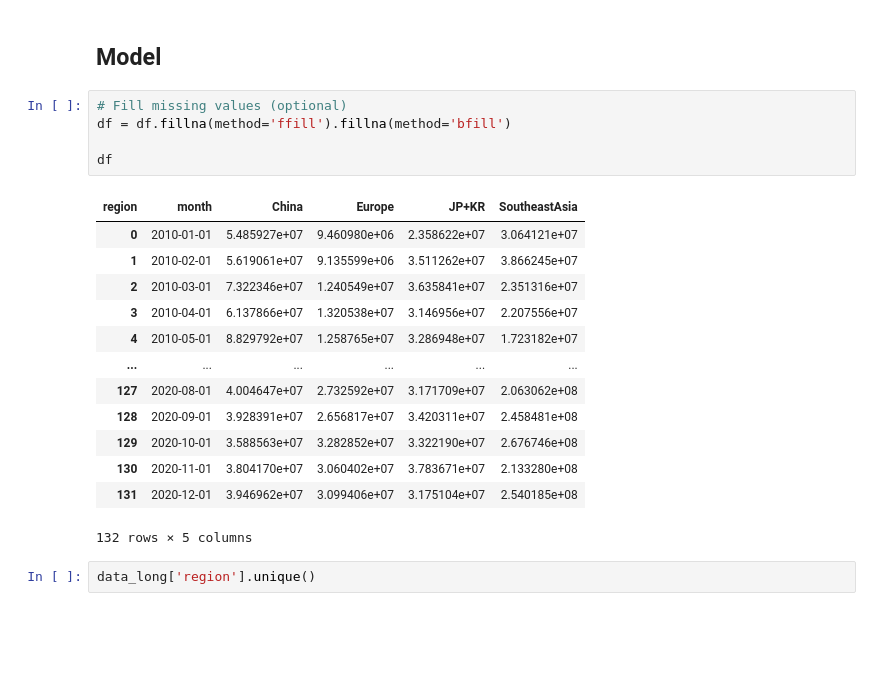
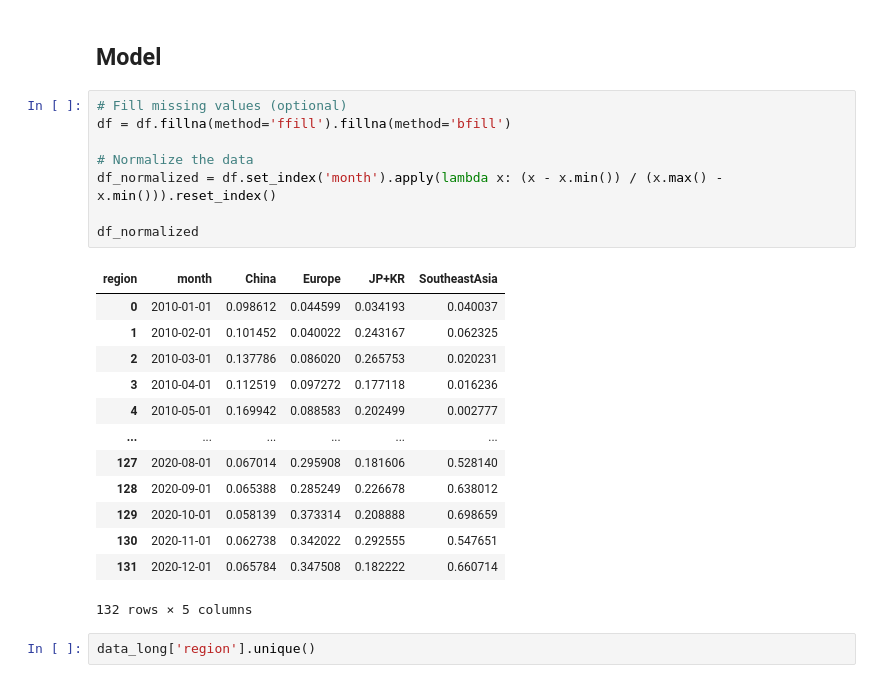
Before and after one commit to LeonardoPolverari/simulation_project, a Jupyter notebook: notebooks/prove_angius.ipynb, the cells around one changed output. Cells and saved outputs as stored; diff of their text form; blank space fills up the shorter version.

```diff
--- a/notebooks/prove_angius.ipynb
+++ b/notebooks/prove_angius.ipynb
@@ -29,21 +29,24 @@ plt.show()
 # %%
 # Fill missing values (optional)
 df = df.fillna(method='ffill').fillna(method='bfill')
 
-df
+# Normalize the data
+df_normalized = df.set_index('month').apply(lambda x: (x - x.min()) / (x.max() - x.min())).reset_index()
+
+df_normalized
 # %% [output]
 | region | month | China | Europe | JP+KR | SoutheastAsia |
-| 0 | 2010-01-01 | 5.485927e+07 | 9.460980e+06 | 2.358622e+07 | 3.064121e+07 |
-| 1 | 2010-02-01 | 5.619061e+07 | 9.135599e+06 | 3.511262e+07 | 3.866245e+07 |
-| 2 | 2010-03-01 | 7.322346e+07 | 1.240549e+07 | 3.635841e+07 | 2.351316e+07 |
-| 3 | 2010-04-01 | 6.137866e+07 | 1.320538e+07 | 3.146956e+07 | 2.207556e+07 |
-| 4 | 2010-05-01 | 8.829792e+07 | 1.258765e+07 | 3.286948e+07 | 1.723182e+07 |
+| 0 | 2010-01-01 | 0.098612 | 0.044599 | 0.034193 | 0.040037 |
+| 1 | 2010-02-01 | 0.101452 | 0.040022 | 0.243167 | 0.062325 |
+| 2 | 2010-03-01 | 0.137786 | 0.086020 | 0.265753 | 0.020231 |
+| 3 | 2010-04-01 | 0.112519 | 0.097272 | 0.177118 | 0.016236 |
+| 4 | 2010-05-01 | 0.169942 | 0.088583 | 0.202499 | 0.002777 |
 | ... | ... | ... | ... | ... | ... |
-| 127 | 2020-08-01 | 4.004647e+07 | 2.732592e+07 | 3.171709e+07 | 2.063062e+08 |
-| 128 | 2020-09-01 | 3.928391e+07 | 2.656817e+07 | 3.420311e+07 | 2.458481e+08 |
-| 129 | 2020-10-01 | 3.588563e+07 | 3.282852e+07 | 3.322190e+07 | 2.676746e+08 |
-| 130 | 2020-11-01 | 3.804170e+07 | 3.060402e+07 | 3.783671e+07 | 2.133280e+08 |
-| 131 | 2020-12-01 | 3.946962e+07 | 3.099406e+07 | 3.175104e+07 | 2.540185e+08 |
+| 127 | 2020-08-01 | 0.067014 | 0.295908 | 0.181606 | 0.528140 |
+| 128 | 2020-09-01 | 0.065388 | 0.285249 | 0.226678 | 0.638012 |
+| 129 | 2020-10-01 | 0.058139 | 0.373314 | 0.208888 | 0.698659 |
+| 130 | 2020-11-01 | 0.062738 | 0.342022 | 0.292555 | 0.547651 |
+| 131 | 2020-12-01 | 0.065784 | 0.347508 | 0.182222 | 0.660714 |
 132 rows × 5 columns
 # %%
 data_long['region'].unique()
```
Also changed, not shown: parts of 4 cells of this notebook, 2 other files.
